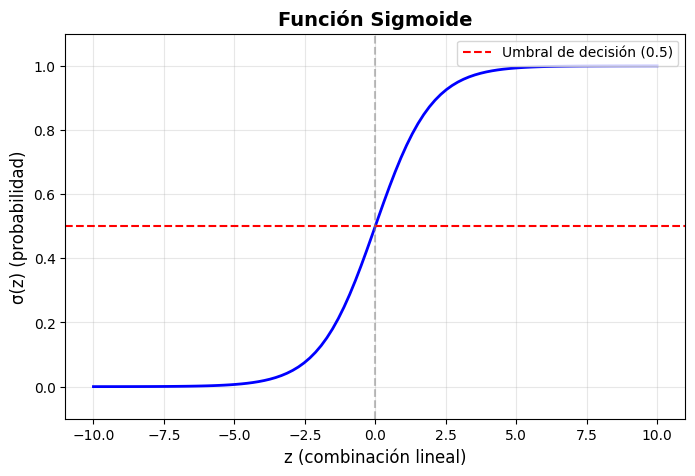
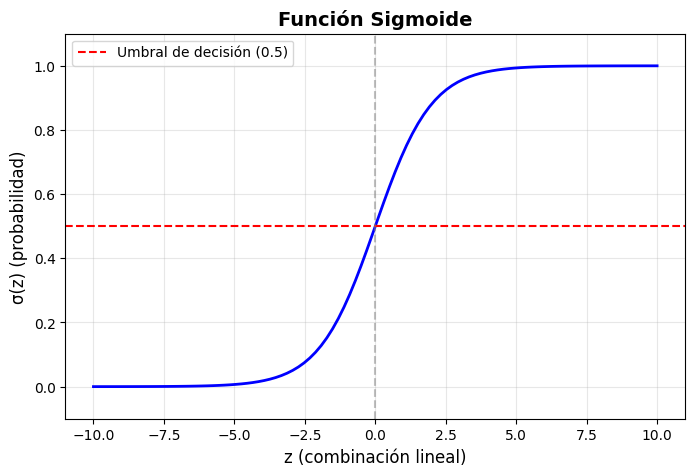
Code edit (unified diff) that turned the first committed figure into the second:
--- before
+++ after
@@ -12,5 +12,5 @@
 plt.ylabel('σ(z) (probabilidad)', fontsize=12)
 plt.title('Función Sigmoide', fontsize=14, fontweight='bold')
-plt.legend()
+plt.legend(loc='upper left', bbox_to_anchor=(0, 1))
 plt.ylim(-0.1, 1.1)
 plt.show()

Commit: Creado con Colab